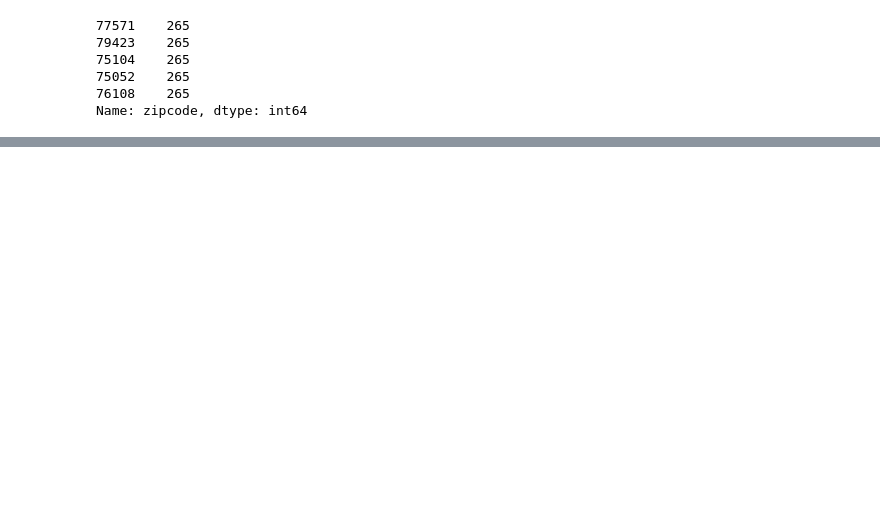
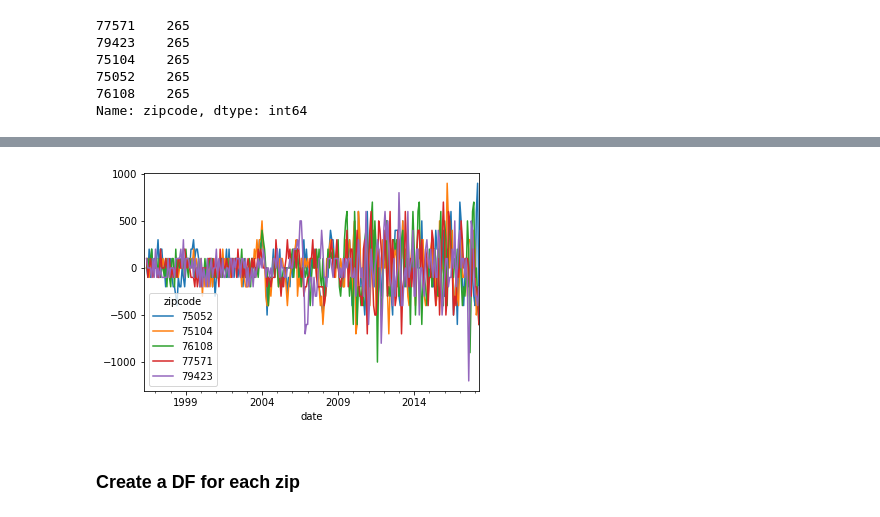
Before and after one commit to rhk48/zillow-time-series, a Jupyter notebook: seth_day_3.ipynb, the cells around one changed output, grey strips where cells are left out. Saved outputs shown, nothing was run; the diff lists cells and outputs as text; code cells hidden in the pictures; blank space fills up the shorter version.

```diff
--- a/seth_day_3.ipynb
+++ b/seth_day_3.ipynb
@@ -374,0 +412,7 @@ Name: zipcode, dtype: int64
+# %%
+df_diff = df_prices.diff().diff()
+df_diff.plot();
+# %% [output]
+[figure, added]
+# %% [markdown]
+### Create a DF for each zip
```
Also changed, not shown: parts of 27 cells of this notebook, 1 other file.
